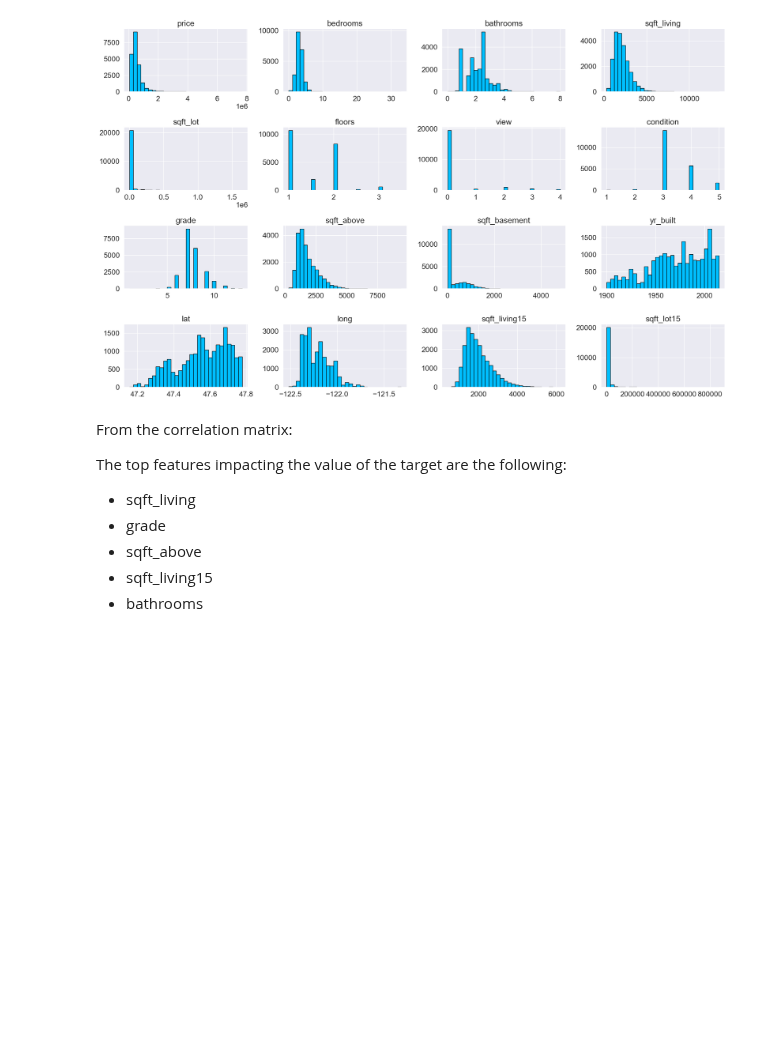
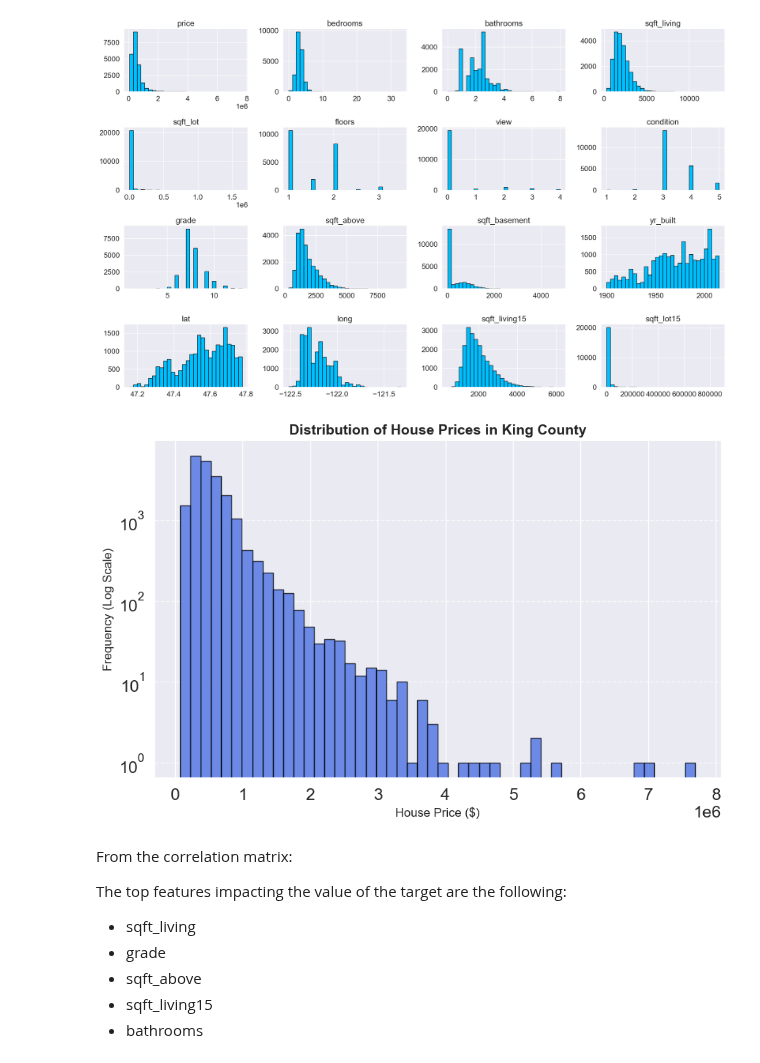
Before and after one commit to JayEm65/IronKaggle_project, a Jupyter notebook: main.ipynb, the cells around one changed output. Saved outputs shown, nothing was run; the diff lists cells and outputs as text; code cells hidden in the pictures; blank space fills up the shorter version.

```diff
--- a/main.ipynb
+++ b/main.ipynb
@@ -277,6 +272,28 @@ plt.tight_layout()
 plt.show()
 # %% [output]
 [figure]
+# %%
+# Create figure and axis
+fig, ax = plt.subplots(figsize=(10, 6))
+
+# Make histogram with better visual settings
+ax.hist(df['price'], bins=50, edgecolor='black', alpha=0.75, color="royalblue")
+
+# Log scale for better visualization if data is skewed
+ax.set_yscale("log")  # Comment out if log scale isn't needed
+
+# Titles and labels with improved font sizes
+ax.set_title("Distribution of House Prices in King County", fontsize=14, fontweight='bold')
+ax.set_xlabel("House Price ($)", fontsize=12)
+ax.set_ylabel("Frequency (Log Scale)", fontsize=12)
+
+# Add grid for better readability
+ax.grid(axis='y', linestyle='--', alpha=0.7)
+
+# Show the plot
+plt.show()
+# %% [output]
+[figure, added]
 # %% [markdown]
 From the correlation matrix:
 
```
Also changed, not shown: parts of 5 cells of this notebook.
